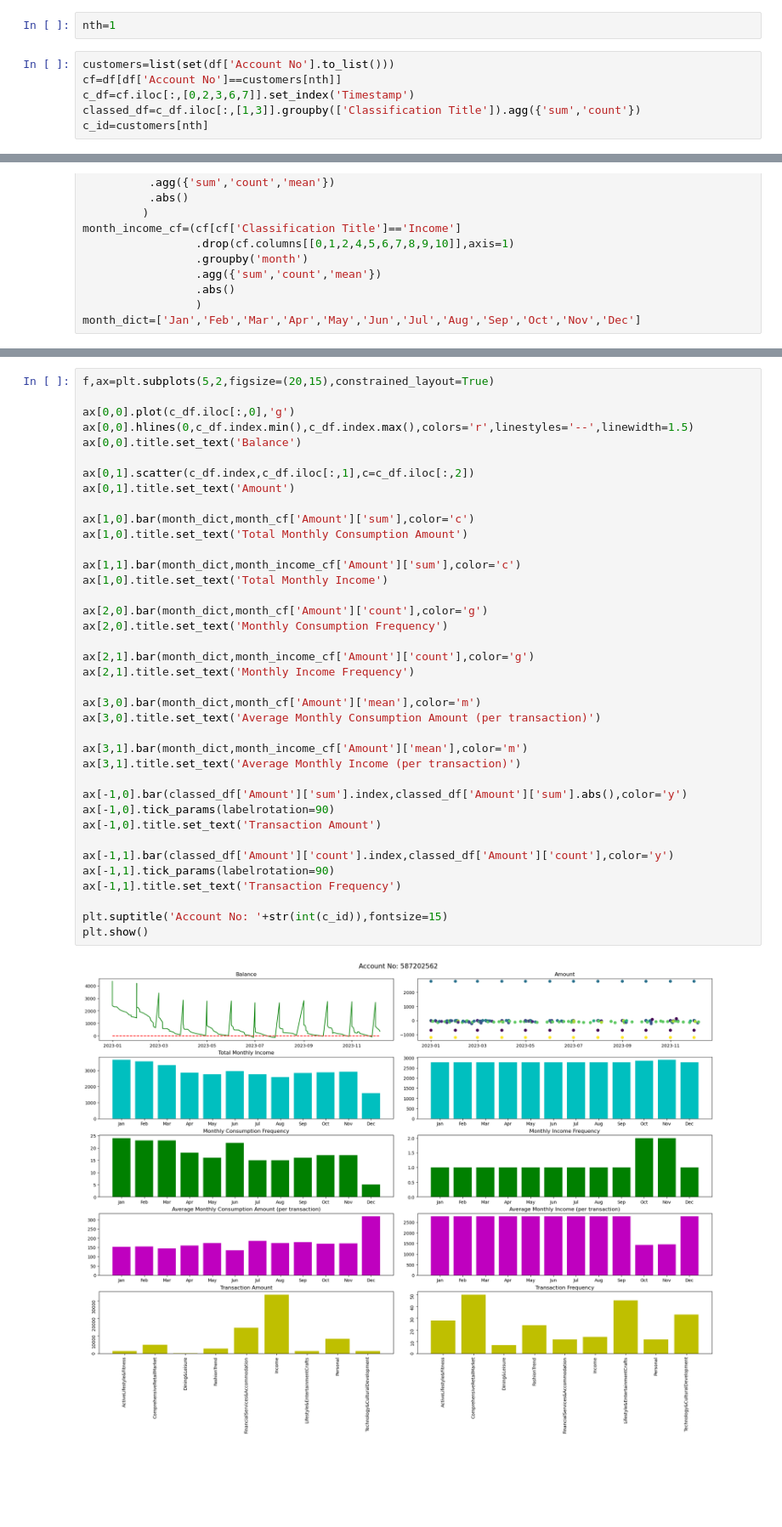
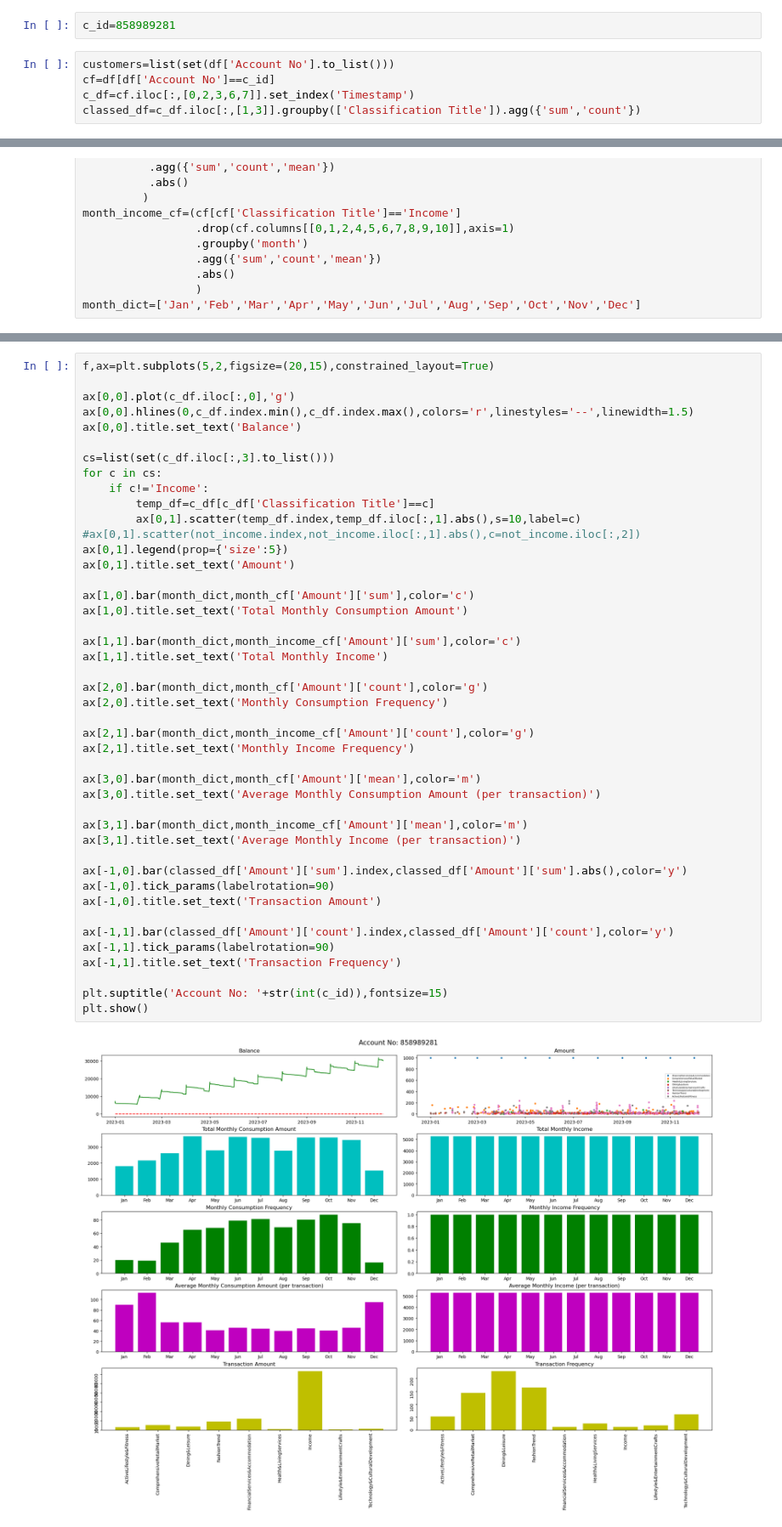
Before and after one commit to UoB-DSMP-2023-24/dsmp-2024-group-29, a Jupyter notebook: code/formal/Visualisation.ipynb, the cells around one changed output, grey strips where cells are left out. Shown at 85% size. Saved outputs shown, nothing was run; the diff lists cells and outputs as text; blank space fills up the shorter version.

```diff
--- a/code/formal/Visualisation.ipynb
+++ b/code/formal/Visualisation.ipynb
@@ -195,13 +220,12 @@ plt.show()
 # %% [markdown]
 # Customer Based
 # %%
-nth=1
+c_id=858989281
 # %%
 customers=list(set(df['Account No'].to_list()))
-cf=df[df['Account No']==customers[nth]]
+cf=df[df['Account No']==c_id]
 c_df=cf.iloc[:,[0,2,3,6,7]].set_index('Timestamp')
 classed_df=c_df.iloc[:,[1,3]].groupby(['Classification Title']).agg({'sum','count'})
-c_id=customers[nth]
 # %%
 month_cf=(cf[cf['Classification Title']!='Income']
           .drop(cf.columns[[0,1,2,4,5,6,7,8,9,10]],axis=1)
@@ -223,36 +264,42 @@ ax[0,0].plot(c_df.iloc[:,0],'g')
 ax[0,0].hlines(0,c_df.index.min(),c_df.index.max(),colors='r',linestyles='--',linewidth=1.5)
 ax[0,0].title.set_text('Balance')
 
-ax[0,1].scatter(c_df.index,c_df.iloc[:,1],c=c_df.iloc[:,2])
+cs=list(set(c_df.iloc[:,3].to_list()))
+for c in cs:
+    if c!='Income':
+        temp_df=c_df[c_df['Classification Title']==c]
+        ax[0,1].scatter(temp_df.index,temp_df.iloc[:,1].abs(),s=10,label=c)
+#ax[0,1].scatter(not_income.index,not_income.iloc[:,1].abs(),c=not_income.iloc[:,2])
+ax[0,1].legend(prop={'size':5})
 ax[0,1].title.set_text('Amount')
 
 ax[1,0].bar(month_dict,month_cf['Amount']['sum'],color='c')
 ax[1,0].title.set_text('Total Monthly Consumption Amount')
 
 ax[1,1].bar(month_dict,month_income_cf['Amount']['sum'],color='c')
-ax[1,0].title.set_text('Total Monthly Income')
+ax[1,1].title.set_text('Total Monthly Income')
 
 ax[2,0].bar(month_dict,month_cf['Amount']['count'],color='g')
 ax[2,0].title.set_text('Monthly Consumption Frequency')
 
 ax[2,1].bar(month_dict,month_income_cf['Amount']['count'],color='g')
 ax[2,1].title.set_text('Monthly Income Frequency')
 
 ax[3,0].bar(month_dict,month_cf['Amount']['mean'],color='m')
 ax[3,0].title.set_text('Average Monthly Consumption Amount (per transaction)')
 
 ax[3,1].bar(month_dict,month_income_cf['Amount']['mean'],color='m')
 ax[3,1].title.set_text('Average Monthly Income (per transaction)')
 
 ax[-1,0].bar(classed_df['Amount']['sum'].index,classed_df['Amount']['sum'].abs(),color='y')
 ax[-1,0].tick_params(labelrotation=90)
 ax[-1,0].title.set_text('Transaction Amount')
 
 ax[-1,1].bar(classed_df['Amount']['count'].index,classed_df['Amount']['count'],color='y')
 ax[-1,1].tick_params(labelrotation=90)
 ax[-1,1].title.set_text('Transaction Frequency')
 
 plt.suptitle('Account No: '+str(int(c_id)),fontsize=15)
 plt.show()
 # %% [output]
-[figure, old version]
+[figure, new version]
```
Also changed, not shown: parts of 6 cells of this notebook.
